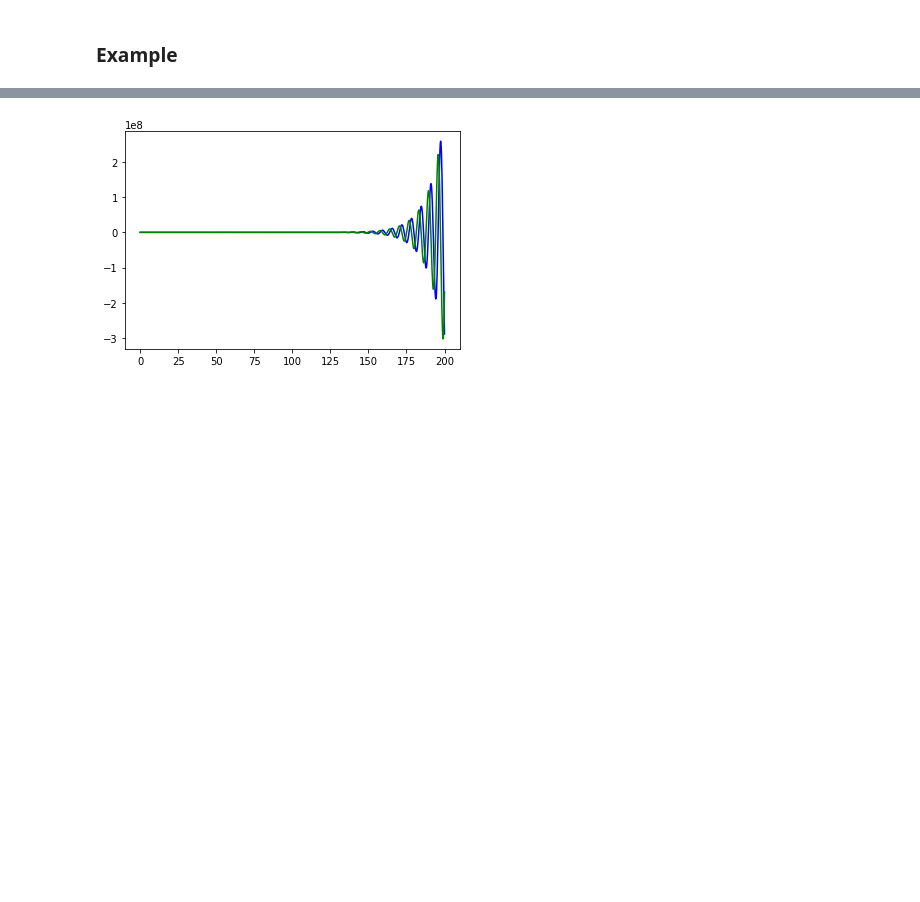
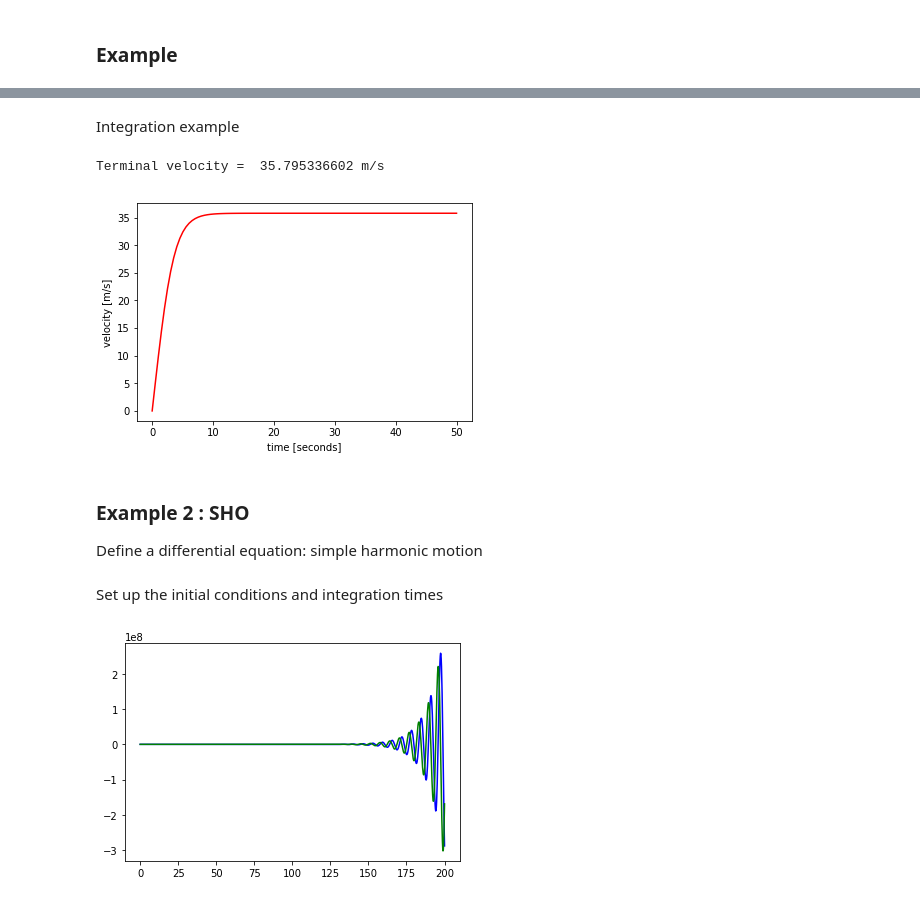
Before and after one commit to data-8/physics-connector, a Jupyter notebook: fa18/Week12/Lecture10.ipynb, the cells around one changed output, grey strips where cells are left out. Saved outputs shown, nothing was run; the diff lists cells and outputs as text; code cells hidden in the pictures; blank space fills up the shorter version.

```diff
--- a/fa18/Week12/Lecture10.ipynb
+++ b/fa18/Week12/Lecture10.ipynb
@@ -30,7 +23,7 @@ def euler(derivs, yo, times):
     for j in range(1,N):
         t = times[j]
         dt = t-times[j-1]
-        y[j] = y[j-1] + derivs(y[j-1], t)*dt
+        y[j] = y[j-1] + derivs(t, y[j-1])*dt
 
     # return the answer
     return y
@@ -38,0 +36,33 @@ def euler(derivs, yo, times):
+# %%
+def drag(time, state):
+    global g,c
+    v = state[0]
+    return g - c*v*v   # why not v**2 ?
+# %% [markdown]
+Integration example
+# %%
+initial_state = np.array([0.0])
+g = 9.81
+
+# Human falling in air
+rho = 1.225 # kg/m^3
+Cd = 1
+A = 1 # m^2
+mass = 80 # kg
+c = 0.5*A*rho*Cd/mass
+
+times = np.linspace(0,50,100)
+velocity = euler(drag,initial_state,times)
+
+plt.plot(times,velocity,'r-')
+plt.xlabel('time [seconds]')
+plt.ylabel('velocity [m/s]')
+
+print('Terminal velocity = ', velocity[-1][0], 'm/s')
+# %% [output]
+Terminal velocity =  35.795336602 m/s
+[figure, added]
+# %% [markdown]
+### Example 2 : SHO
+
+Define a differential equation: simple harmonic motion
@@ -39,3 +75,5 @@ def euler(derivs, yo, times):
+# %% [markdown]
+Set up the initial conditions and integration times
 # %%
 initial_state = np.array([1,0])    # Here the initial condition is x!=0, v=0.
 omega = 1
```
Also changed, not shown: parts of 12 cells of this notebook.
